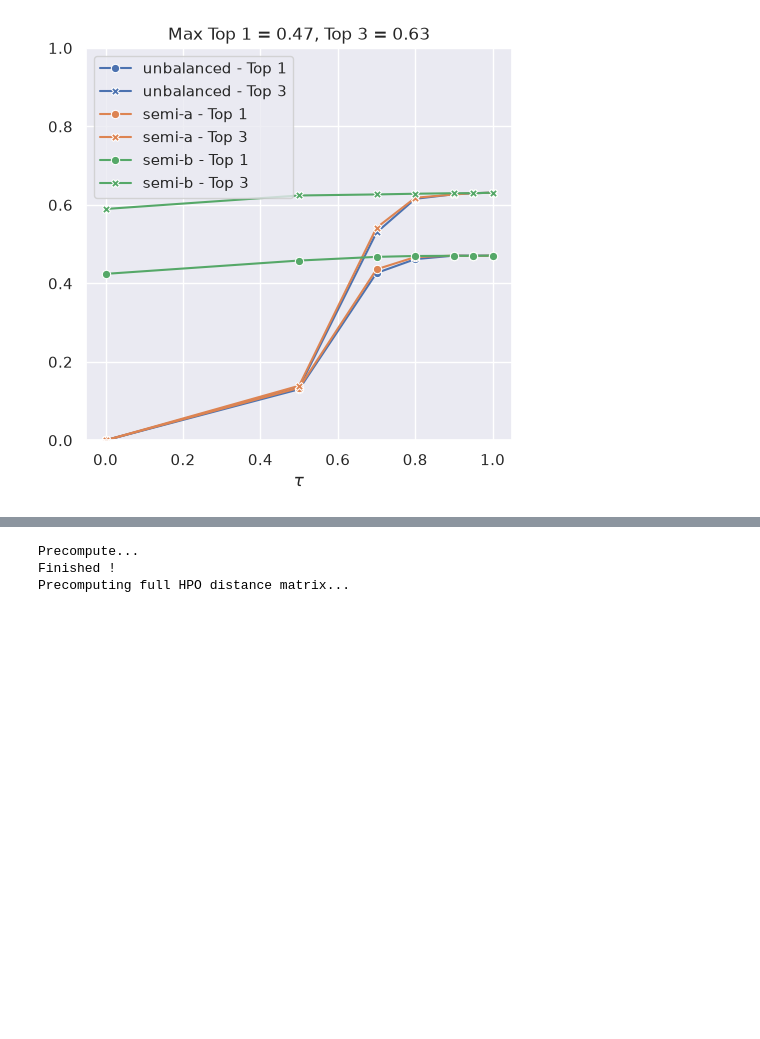
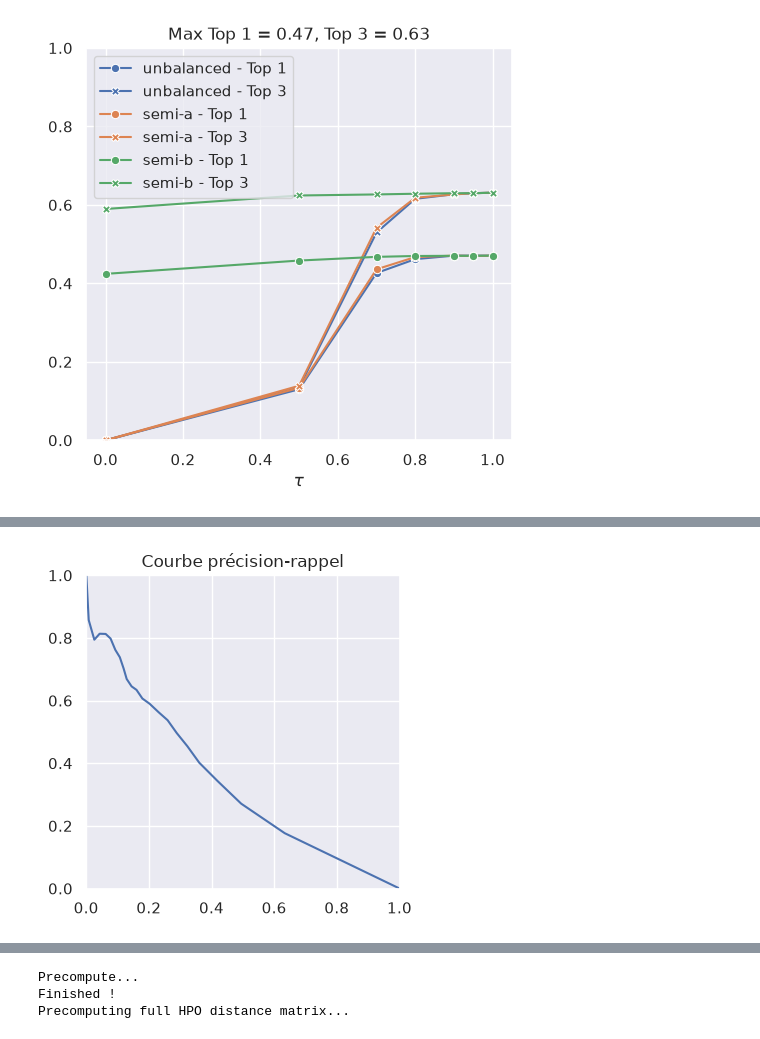
Before and after one commit to averniere/OT_simulation_maladies, a Jupyter notebook: Embeddings/OT_test_couts.ipynb, the cells around one changed output, grey strips where cells are left out. Cells and saved outputs as stored; diff of their text form; code cells hidden in the pictures; blank space fills up the shorter version.

```diff
--- a/Embeddings/OT_test_couts.ipynb
+++ b/Embeddings/OT_test_couts.ipynb
@@ -612,0 +637,4 @@ HPO distance matrix: (10646, 10646)
+# %%
+plot_PR_curve(ot_plan_reg, gt_set2, seuils)
+# %% [output]
+[figure, added]
```
Also changed, not shown: parts of 7 cells of this notebook, 1 other file.
